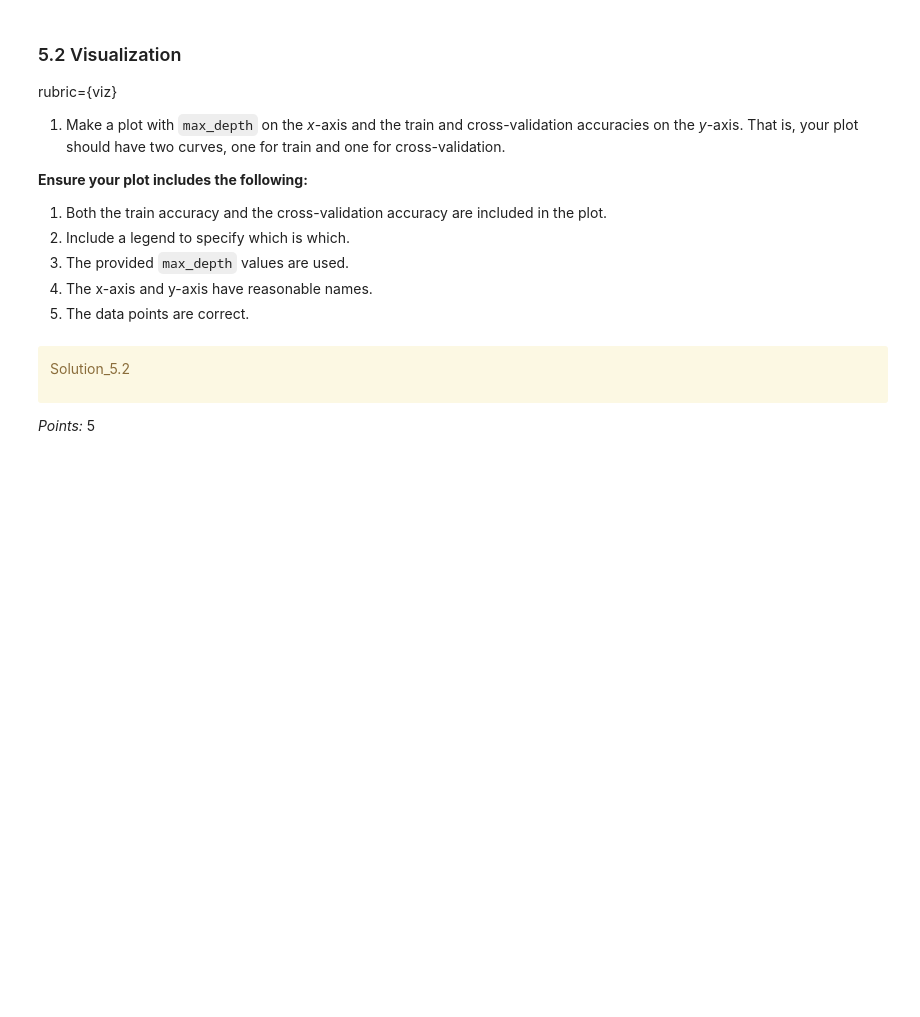
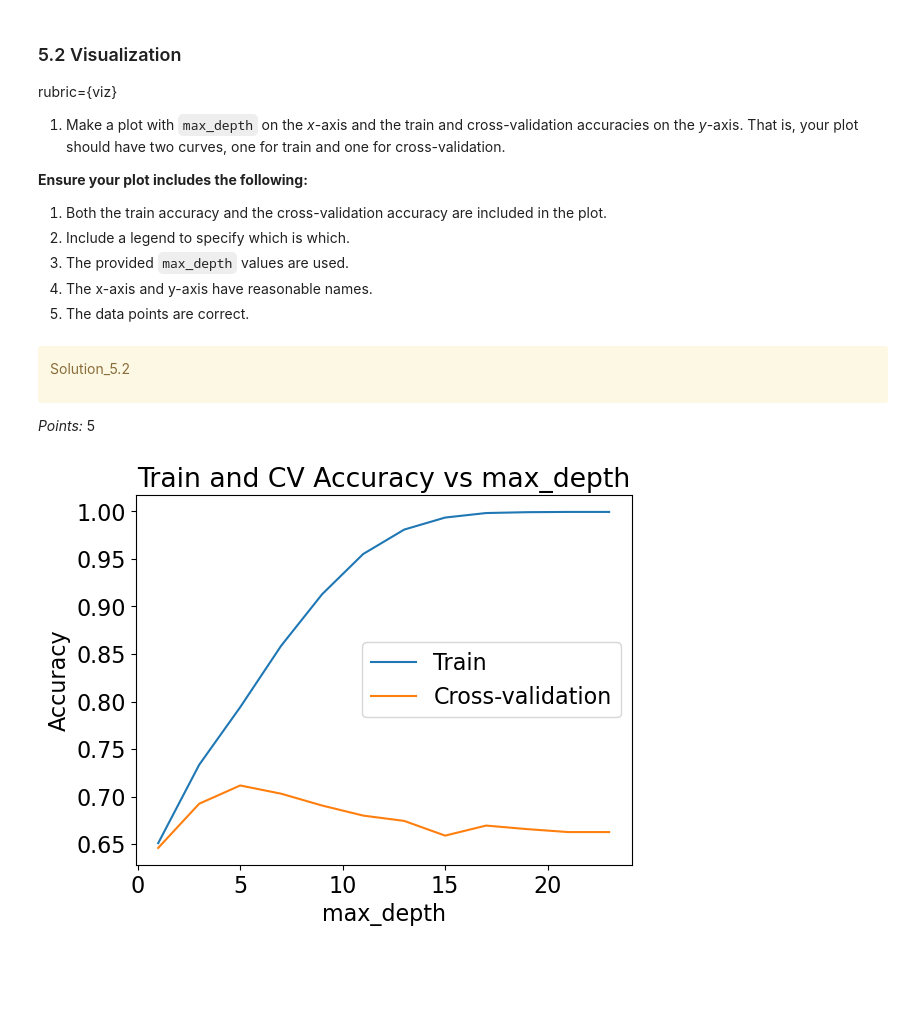
Before and after one commit to samintisar/CPSC330_HW2, a Jupyter notebook: hw2.ipynb, the cells around one changed output. Saved outputs shown, nothing was run; the diff lists cells and outputs as text; code cells hidden in the pictures; blank space fills up the shorter version.

```diff
--- a/hw2.ipynb
+++ b/hw2.ipynb
@@ -832,2 +775,7 @@ y_test = None
+# %%
+X_train = train_df.drop(columns=["target", "song_title", "artist"])
+y_train = train_df["target"]
+X_test = test_df.drop(columns=["target", "song_title", "artist"])
+y_test = test_df["target"]
 # %%
 grader.check("q4.1")
@@ -877,0 +833,4 @@ spotify_tree = None
+# %%
+spotify_tree = DecisionTreeClassifier(random_state=123)
+
+spotify_tree
@@ -900,0 +860,5 @@ dt_scores_df = None
+# %%
+cv_results = cross_validate(spotify_tree, X_train, y_train, cv=10, return_train_score=True)
+dt_scores_df = pd.DataFrame(cv_results)
+
+dt_scores_df
@@ -963,2 +955,16 @@ results_df = None
+# %%
+train_scores = []
+cv_scores = []
+
+for depth in depths:
+    dt = DecisionTreeClassifier(max_depth=depth, random_state=123)
+    cv_results = cross_validate(dt, X_train, y_train, cv=10, return_train_score=True)
+    train_scores.append(cv_results['train_score'].mean())
+    cv_scores.append(cv_results['test_score'].mean())
+
+results_df = pd.DataFrame({
+    'mean_train_score': train_scores,
+    'mean_cv_score': cv_scores
+}, index=depths)
 # %%
 results_df
@@ -996,3 +1018,13 @@ _Points:_ 5
+# %%
+plt.plot(depths, results_df['mean_train_score'], label='Train')
+plt.plot(depths, results_df['mean_cv_score'], label='Cross-validation')
+plt.xlabel('max_depth')
+plt.ylabel('Accuracy')
+plt.title('Train and CV Accuracy vs max_depth')
+plt.legend()
+plt.show()
+# %% [output]
+[figure, added]
 # %% [markdown]
 <!-- END QUESTION -->
 
```
Also changed, not shown: parts of 52 cells of this notebook, 1 other file.
